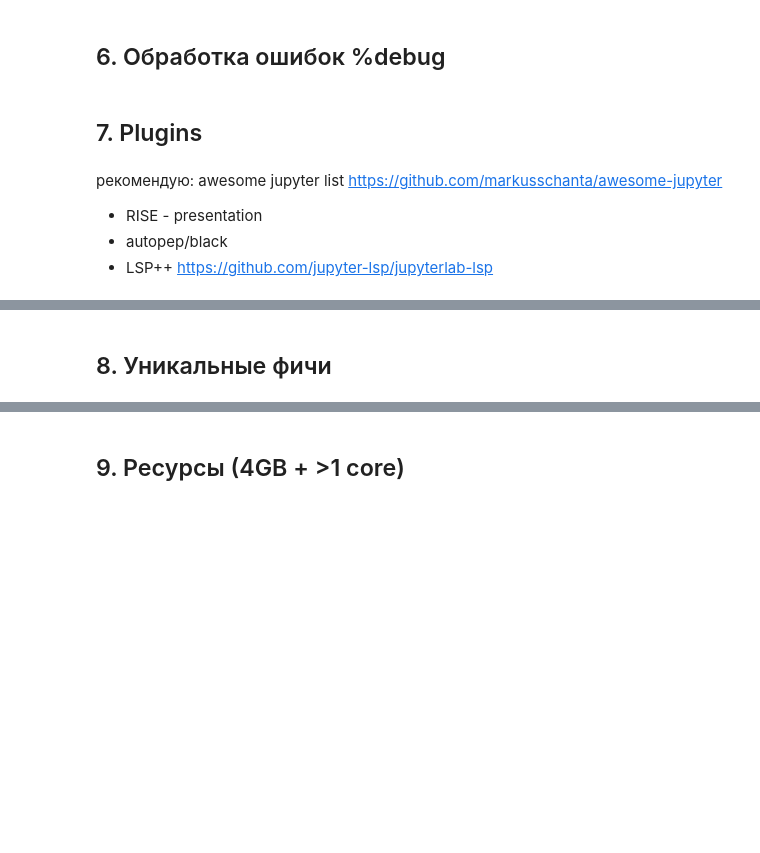
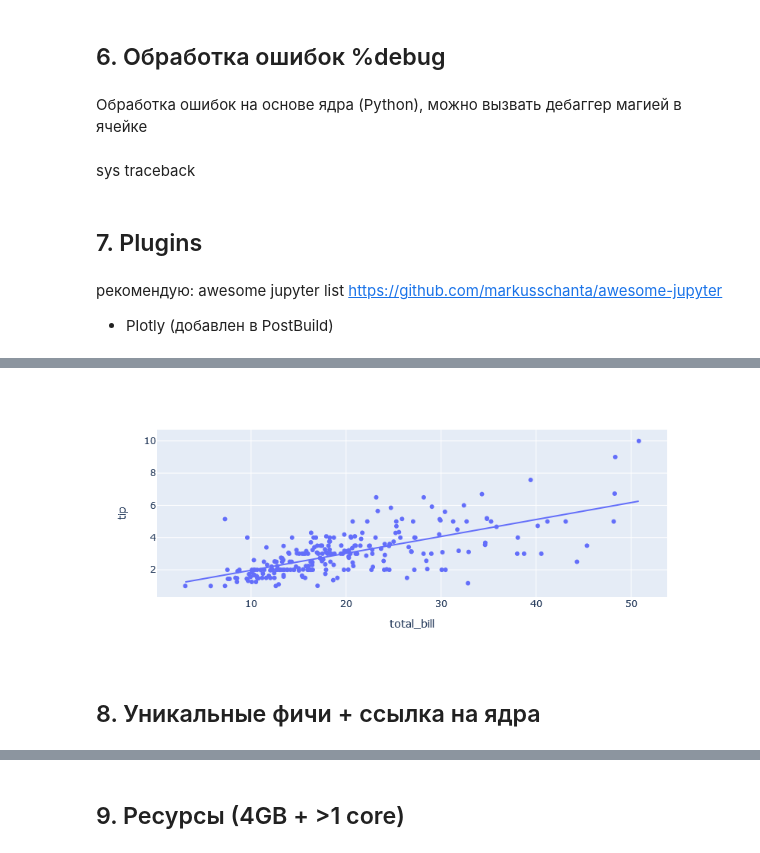
Before and after one commit to Placebo-relay/edulab, a Jupyter notebook: jupy.ipynb, the cells around one changed output, grey strips where cells are left out. Cells and saved outputs as stored; diff of their text form; code cells hidden in the pictures; blank space fills up the shorter version.

Commit message:
added lang to postBuild, edited nb
all set for binder

```diff
--- a/jupy.ipynb
+++ b/jupy.ipynb
@@ -221,6 +214,11 @@ Error occurred while processing: #windows.
 Jupyter Notebook может работать с виртуальными средами, созданными с помощью Conda, venv или virtualenv, позволяя пользователю использовать изолированные среды для своей работы. Перед запуском Jupyter Notebook необходимо активировать нужную виртуальную среду или заранее отконфигурировать среду в отдельное ядро.
 # %% [markdown]
 ## 6. Обработка ошибок %debug
+# %% [markdown]
+Обработка ошибок на основе ядра (Python), можно вызвать дебаггер магией в ячейке
+# %% [markdown]
+sys
+traceback
 # %%
 # a = [1, 2, 3]
 # prin(a)
@@ -229,6 +227,11 @@ Jupyter Notebook может работать с виртуальными сре
 ## 7. Plugins
 # %% [markdown]
 рекомендую: awesome jupyter list https://github.com/markusschanta/awesome-jupyter
-* RISE - presentation
-* autopep/black
-* LSP++ https://github.com/jupyter-lsp/jupyterlab-lsp
+* Plotly (добавлен в PostBuild)
+# %%
+import plotly.express as px
+
+df = px.data.tips()
+fig = px.scatter(df, x="total_bill", y="tip", trendline="ols")
+fig.show()
+# %% [output]
@@ -235,3 +239,4 @@ Jupyter Notebook может работать с виртуальными сре
+[figure, added]
 # %% [markdown]
-## 8. Уникальные фичи
+## 8. Уникальные фичи + ссылка на ядра
 # %% [markdown]
```
Also changed, not shown: parts of 18 cells of this notebook, 1 other file.
